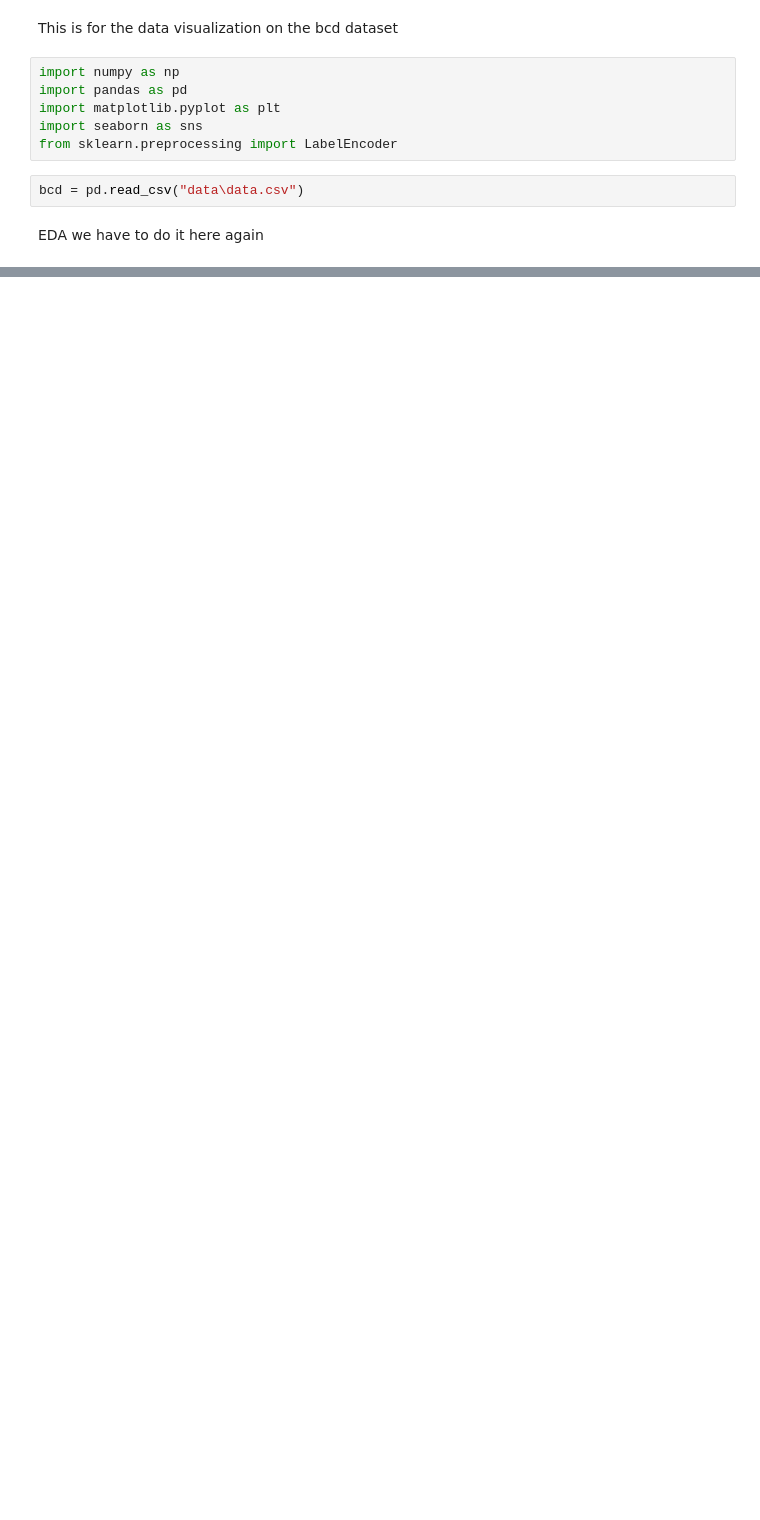
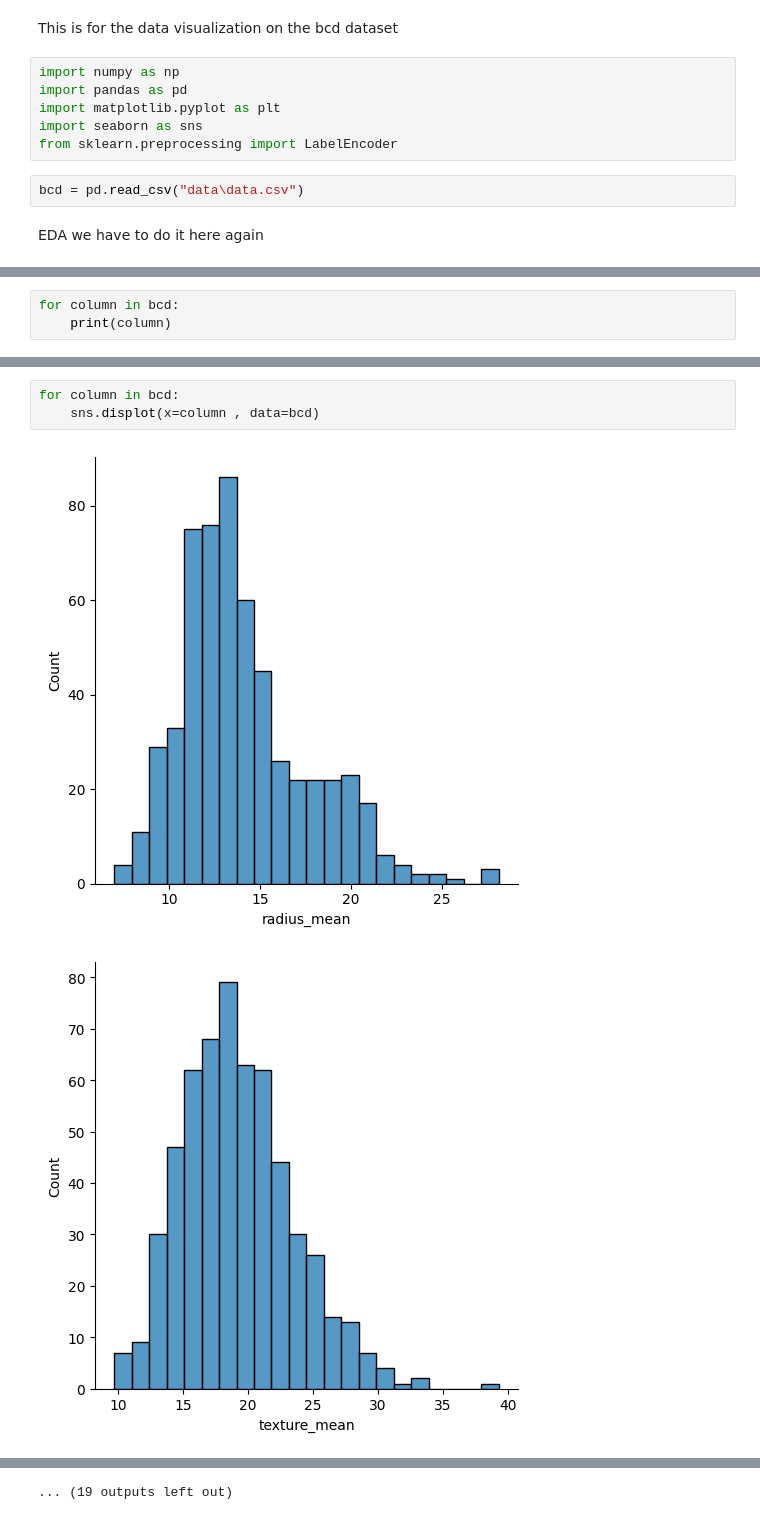
Before and after one commit to Tarunkasliwal/bcd, a Jupyter notebook: data_visualization.ipynb, the cells around one changed output, grey strips where cells are left out. Saved outputs shown, nothing was run; the diff lists cells and outputs as text; blank space fills up the shorter version.

```diff
--- a/data_visualization.ipynb
+++ b/data_visualization.ipynb
@@ -23,0 +38,3 @@ bcd.groupby('target').mean()
+# %%
+for column in bcd:
+    print(column)
@@ -23,0 +59,6 @@ bcd.groupby('target').mean()
+# %%
+for column in bcd:
+    sns.displot(x=column , data=bcd)
+# %% [output]
+[figure, added]
+[figure, added]
@@ -23,0 +75 @@ bcd.groupby('target').mean()
+... (19 outputs left out)
```
Also changed, not shown: parts of 18 cells of this notebook.
